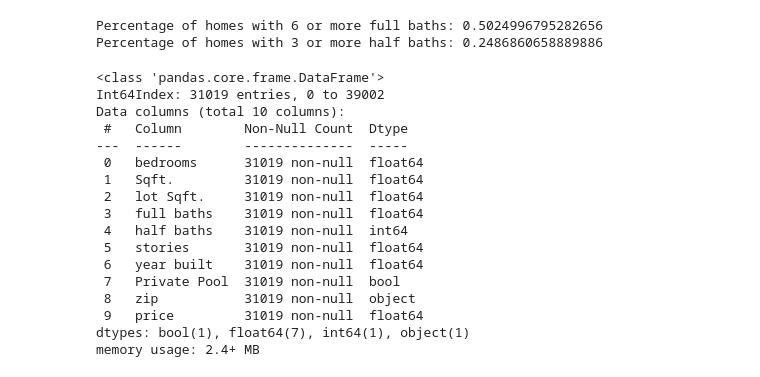
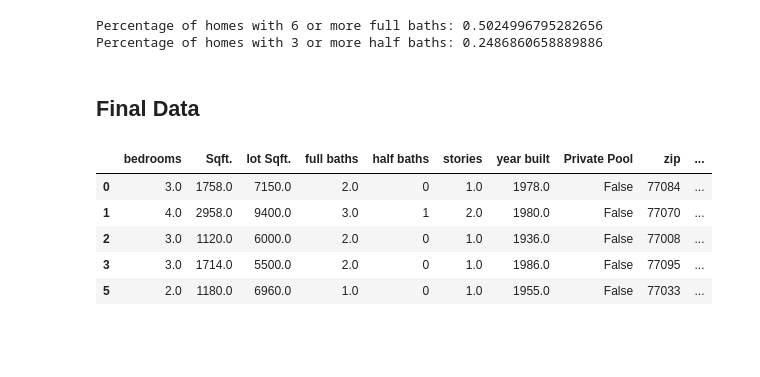
Before and after one commit to cgholt/data_portfolio, a Jupyter notebook: realestate_ml/data_cleaning.ipynb, the cells around one changed output. Cells and saved outputs as stored; diff of their text form; code cells hidden in the pictures; blank space fills up the shorter version.

```diff
--- a/realestate_ml/data_cleaning.ipynb
+++ b/realestate_ml/data_cleaning.ipynb
@@ -132,23 +132,14 @@ houston_data = houston_data.loc[houston_data['full baths'] > 0]
 
 # Finally, drop home address
 houston_data = houston_data.drop(['Unnamed: 0'], axis=1)
+# %% [markdown]
+## Final Data
 # %%
-houston_data.info()
+houston_data.head()
 # %% [output]
-<class 'pandas.core.frame.DataFrame'>
-Int64Index: 31019 entries, 0 to 39002
-Data columns (total 10 columns):
- #   Column        Non-Null Count  Dtype
----  ------        --------------  -----
- 0   bedrooms      31019 non-null  float64
- 1   Sqft.         31019 non-null  float64
- 2   lot Sqft.     31019 non-null  float64
- 3   full baths    31019 non-null  float64
- 4   half baths    31019 non-null  int64
- 5   stories       31019 non-null  float64
- 6   year built    31019 non-null  float64
- 7   Private Pool  31019 non-null  bool
- 8   zip           31019 non-null  object
- 9   price         31019 non-null  float64
-dtypes: bool(1), float64(7), int64(1), object(1)
-memory usage: 2.4+ MB
+|  | bedrooms | Sqft. | lot Sqft. | full baths | half baths | stories | year built | Private Pool | zip | ... |
+| 0 | 3.0 | 1758.0 | 7150.0 | 2.0 | 0 | 1.0 | 1978.0 | False | 77084 | ... |
+| 1 | 4.0 | 2958.0 | 9400.0 | 3.0 | 1 | 2.0 | 1980.0 | False | 77070 | ... |
+| 2 | 3.0 | 1120.0 | 6000.0 | 2.0 | 0 | 1.0 | 1936.0 | False | 77008 | ... |
+| 3 | 3.0 | 1714.0 | 5500.0 | 2.0 | 0 | 1.0 | 1986.0 | False | 77095 | ... |
+| 5 | 2.0 | 1180.0 | 6960.0 | 1.0 | 0 | 1.0 | 1955.0 | False | 77033 | ... |
```
Also changed, not shown: parts of 4 cells of this notebook, 2 other files.
